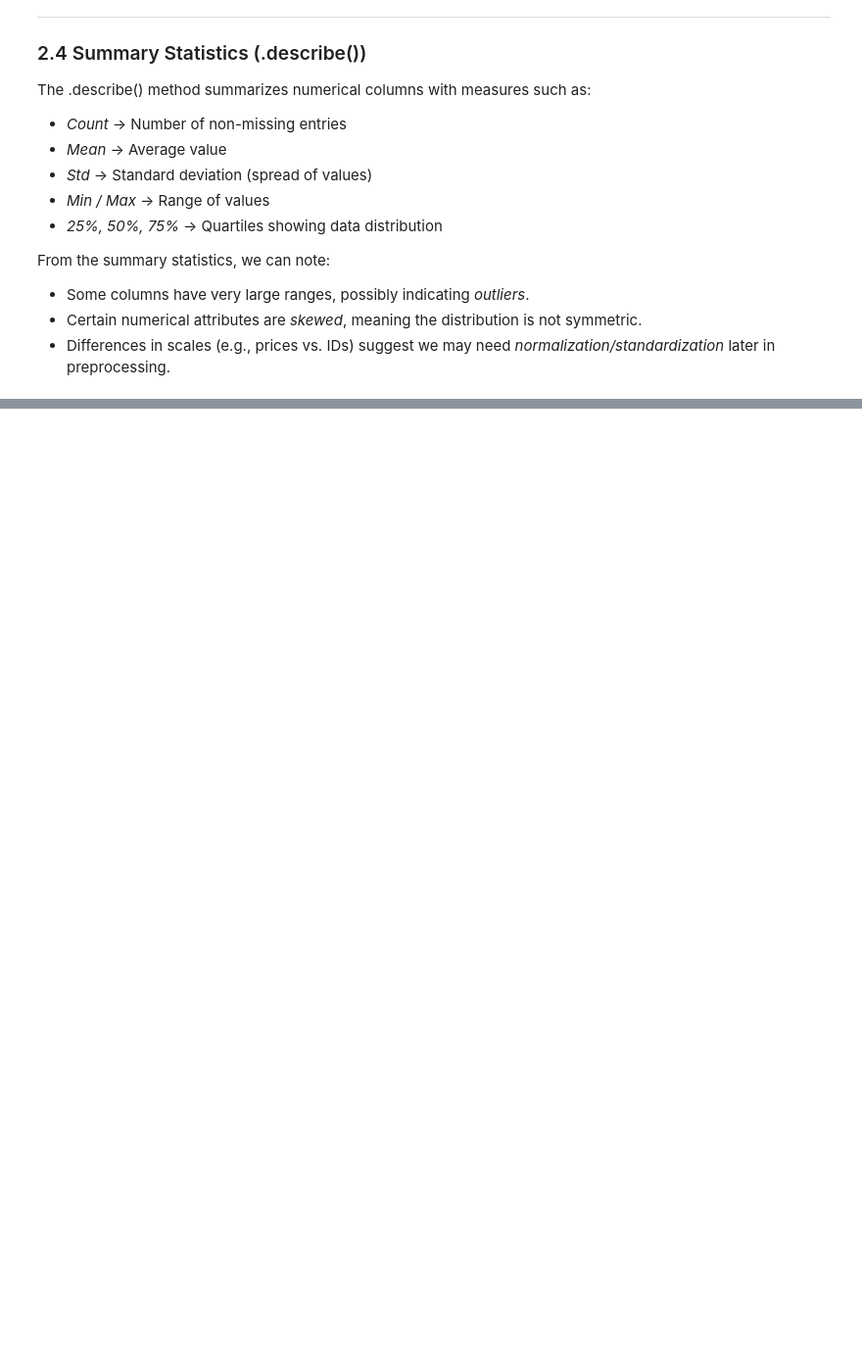
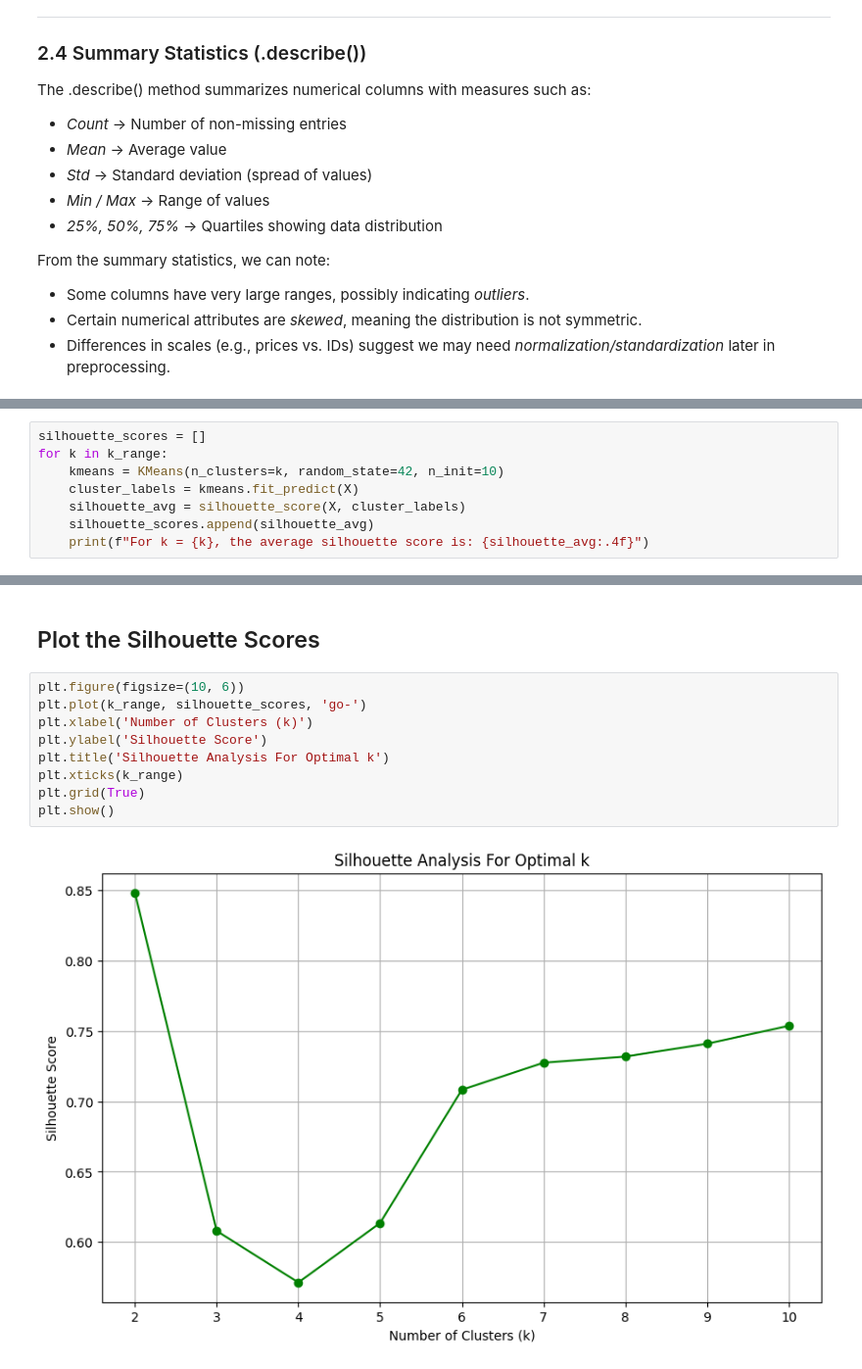
Before and after one commit to vee-22/victoriaWeb3, a Jupyter notebook: DataMining_project.ipynb, the cells around one changed output, grey strips where cells are left out. Shown: that part at 98% size. Drawn from its saved outputs; the diff is of its cells as text; blank space fills up the shorter version.

```diff
--- a/DataMining_project.ipynb
+++ b/DataMining_project.ipynb
@@ -236,0 +789,8 @@ FileNotFoundError: [Errno 2] No such file or directory: 'zambia_contributors_sum
+# %%
+silhouette_scores = []
+for k in k_range:
+    kmeans = KMeans(n_clusters=k, random_state=42, n_init=10)
+    cluster_labels = kmeans.fit_predict(X)
+    silhouette_avg = silhouette_score(X, cluster_labels)
+    silhouette_scores.append(silhouette_avg)
+    print(f"For k = {k}, the average silhouette score is: {silhouette_avg:.4f}")
@@ -236,0 +807,13 @@ FileNotFoundError: [Errno 2] No such file or directory: 'zambia_contributors_sum
+# %% [markdown]
+## Plot the Silhouette Scores
+# %%
+plt.figure(figsize=(10, 6))
+plt.plot(k_range, silhouette_scores, 'go-')
+plt.xlabel('Number of Clusters (k)')
+plt.ylabel('Silhouette Score')
+plt.title('Silhouette Analysis For Optimal k')
+plt.xticks(k_range)
+plt.grid(True)
+plt.show()
+# %% [output]
+[figure, added]
```
Also changed, not shown: parts of 70 cells of this notebook.
